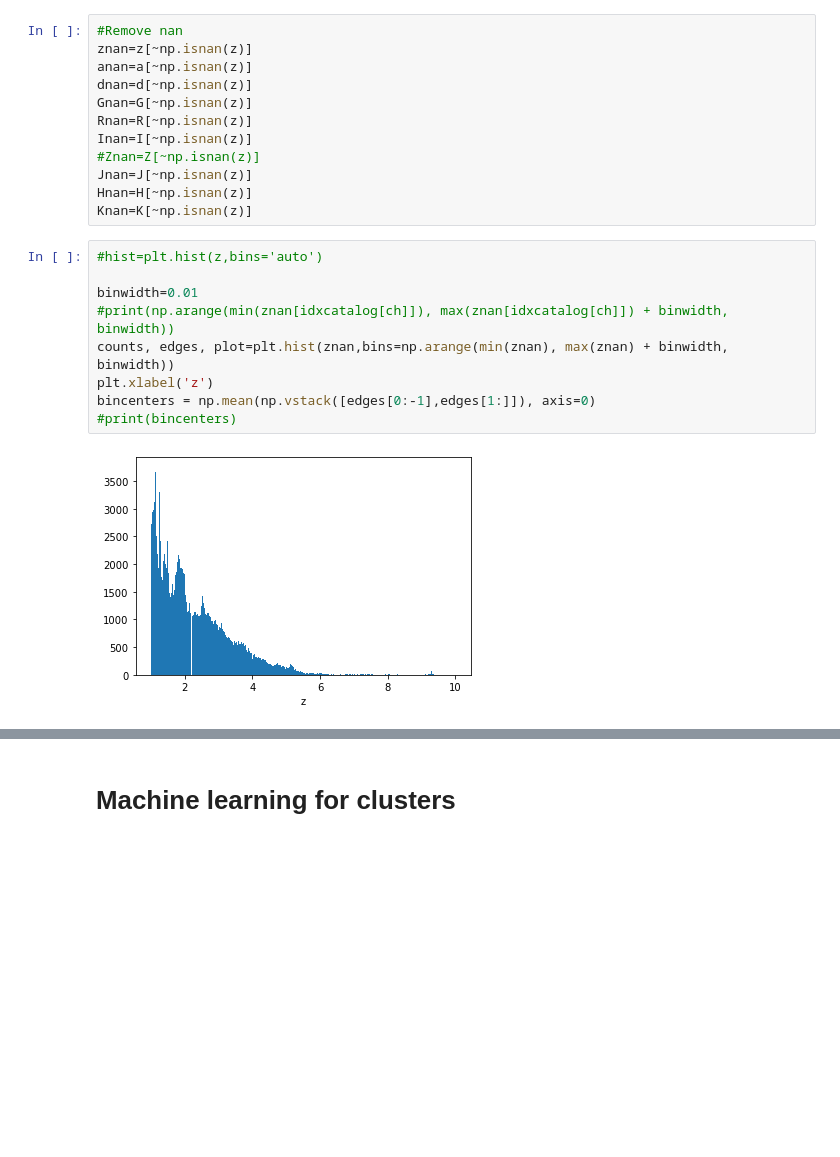
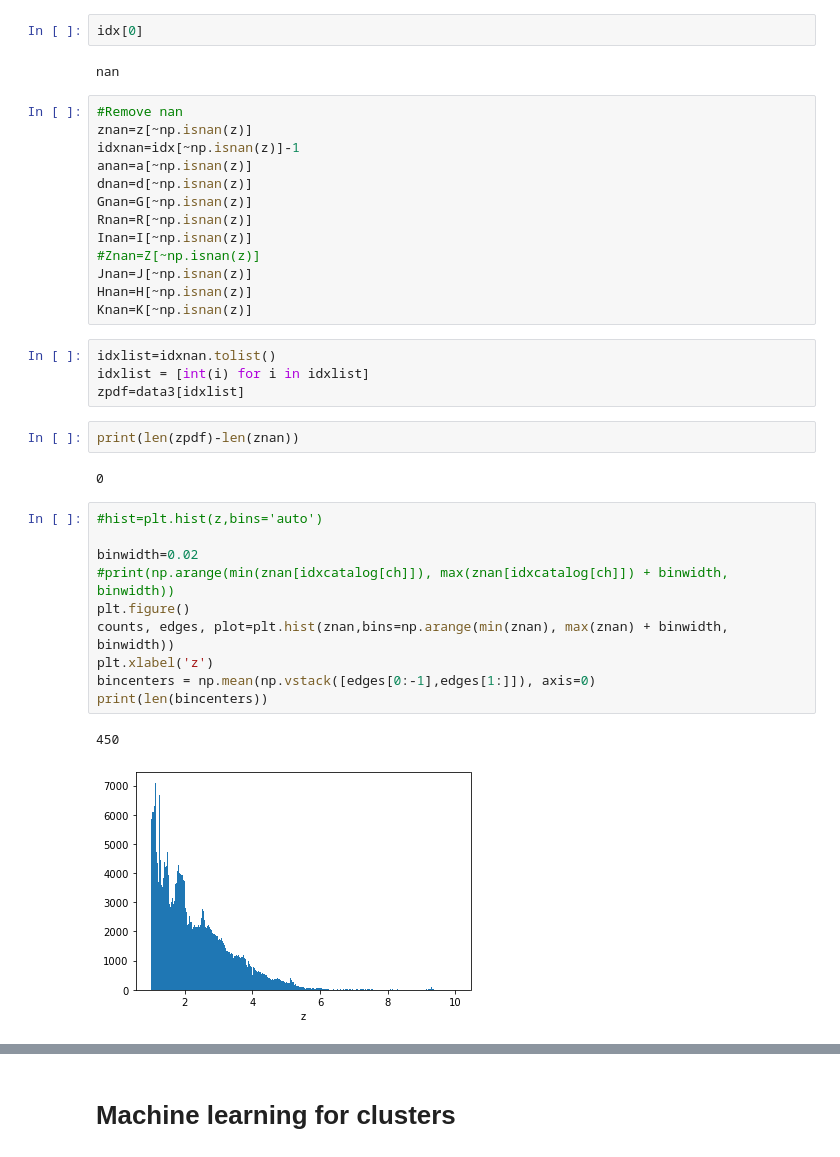
Before and after one commit to MalteBrinch/Cosmos2020, a Jupyter notebook: cosmos2020z.ipynb, the cells around one changed output, grey strips where cells are left out. Cells and saved outputs as stored; diff of their text form; blank space fills up the shorter version.

```diff
--- a/cosmos2020z.ipynb
+++ b/cosmos2020z.ipynb
@@ -88,9 +86,14 @@ I=np.array(I)
 J=np.array(J)
 H=np.array(H)
 K=np.array(K)
+# %%
+idx[0]
+# %% [output]
+nan
 # %%
 #Remove nan
 znan=z[~np.isnan(z)]
+idxnan=idx[~np.isnan(z)]-1
 anan=a[~np.isnan(z)]
 dnan=d[~np.isnan(z)]
 Gnan=G[~np.isnan(z)]
@@ -100,15 +103,25 @@ Inan=I[~np.isnan(z)]
 Jnan=J[~np.isnan(z)]
 Hnan=H[~np.isnan(z)]
 Knan=K[~np.isnan(z)]
+# %%
+idxlist=idxnan.tolist()
+idxlist = [int(i) for i in idxlist]
+zpdf=data3[idxlist]
+# %%
+print(len(zpdf)-len(znan))
+# %% [output]
+0
 # %%
 #hist=plt.hist(z,bins='auto')
 
-binwidth=0.01
+binwidth=0.02
 #print(np.arange(min(znan[idxcatalog[ch]]), max(znan[idxcatalog[ch]]) + binwidth, binwidth))
+plt.figure()
 counts, edges, plot=plt.hist(znan,bins=np.arange(min(znan), max(znan) + binwidth, binwidth))
 plt.xlabel('z')
 bincenters = np.mean(np.vstack([edges[0:-1],edges[1:]]), axis=0)
-#print(bincenters)
+print(len(bincenters))
 # %% [output]
+450
-[figure, old version]
+[figure, new version]
 # %%
```
Also changed, not shown: parts of 47 cells of this notebook.
